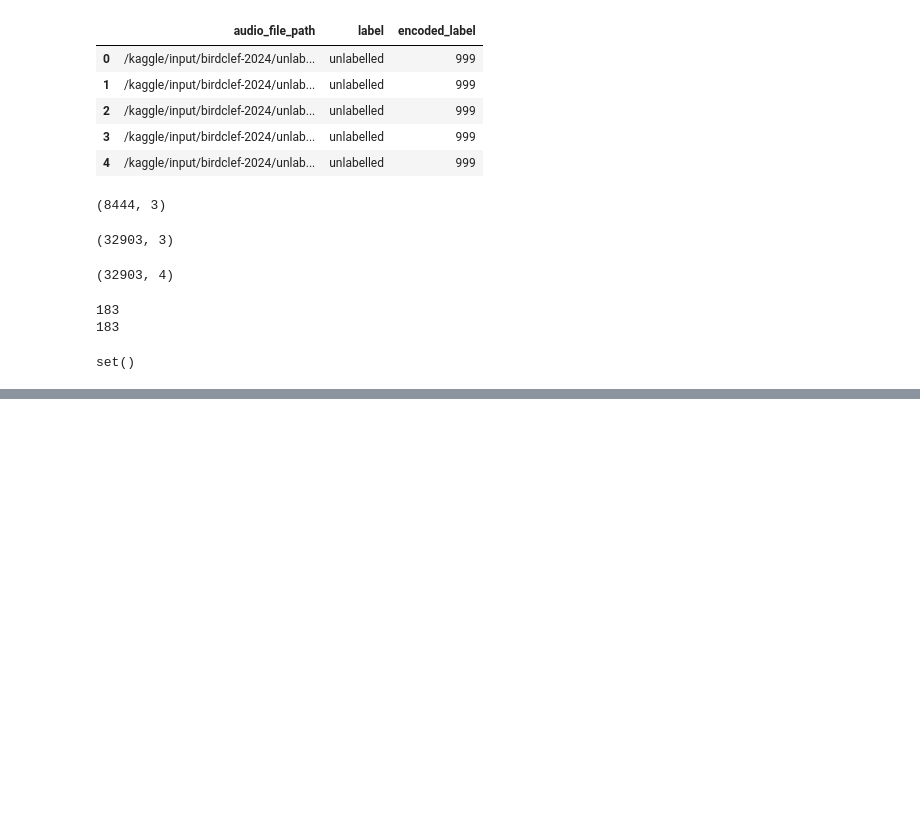
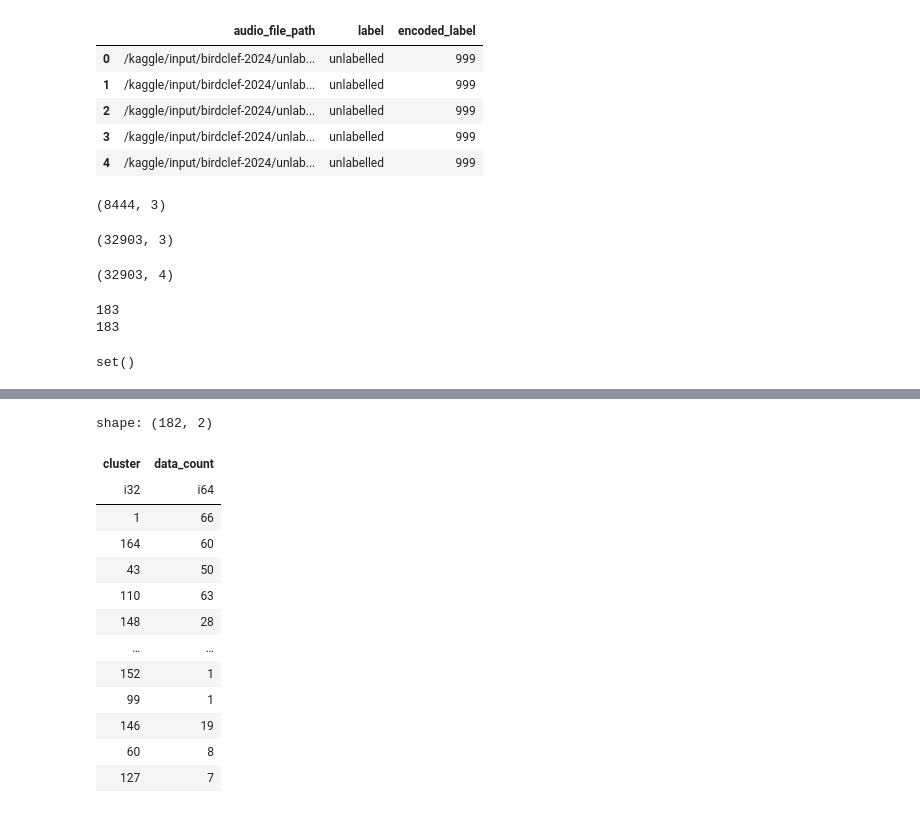
Before and after one commit to sumaniitm/BirdCLEF-2024-kaggle, a Jupyter notebook: mix-and-match.ipynb, the cells around one changed output, grey strips where cells are left out. Drawn from its saved outputs; the diff is of its cells as text; code cells hidden in the pictures; blank space fills up the shorter version.

```diff
--- a/mix-and-match.ipynb
+++ b/mix-and-match.ipynb
@@ -138,0 +345,18 @@ set()
+# %%
+dd.sql("select cluster, count(distinct(label)) as data_count from features_df group by cluster").pl()
+# features_df.tail(10)
+# %% [output]
+shape: (182, 2)
+| cluster | data_count |
+| i32 | i64 |
+| 1 | 66 |
+| 164 | 60 |
+| 43 | 50 |
+| 110 | 63 |
+| 148 | 28 |
+| … | … |
+| 152 | 1 |
+| 99 | 1 |
+| 146 | 19 |
+| 60 | 8 |
+| 127 | 7 |
```
Also changed, not shown: parts of 24 cells of this notebook.
